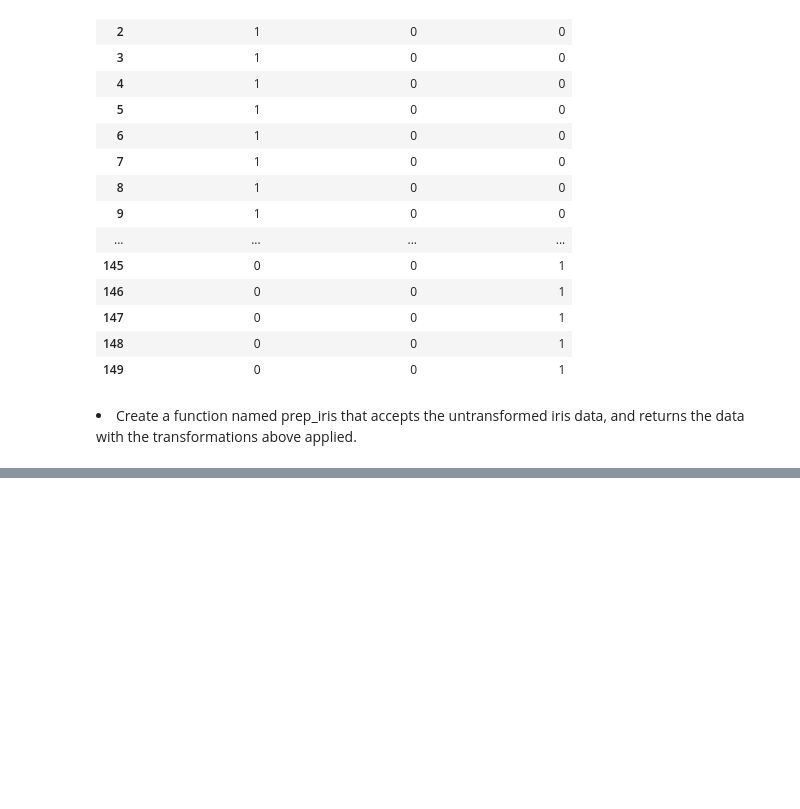
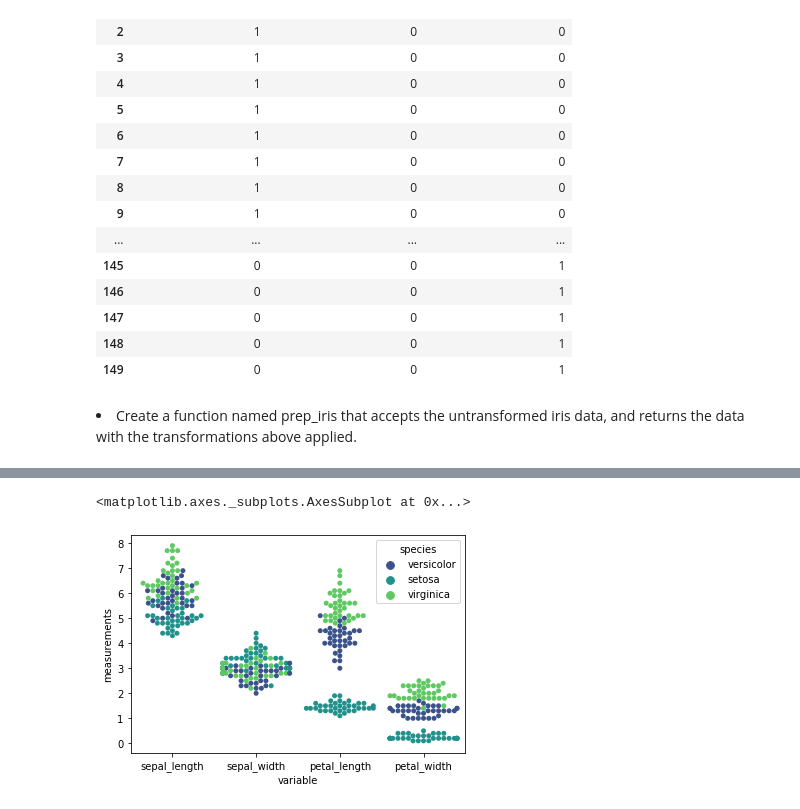
Before and after one commit to GabbyBarajasBroussard/classification-exercises, a Jupyter notebook: classification_exercises.ipynb, the cells around one changed output, grey strips where cells are left out. Saved outputs shown, nothing was run; the diff lists cells and outputs as text; code cells hidden in the pictures; blank space fills up the shorter version.

```diff
--- a/classification_exercises.ipynb
+++ b/classification_exercises.ipynb
@@ -297,0 +315,5 @@ def prep_iris(iris):
+# %%
+df = acquire.get_iris_data()
+# %%
+iris = prepare.prep_iris(df)
+iris.head()
@@ -297,0 +327,3 @@ def prep_iris(iris):
+# %%
+train, test = train_test_split(iris, test_size=.3, random_state=719, stratify=iris.species)
+train.info()
@@ -297,0 +348,4 @@ def prep_iris(iris):
+# %%
+train.drop(columns = ['species_versicolor', 'species_virginica', 'species_setosa'], inplace = True)
+melted_train = train.melt(id_vars=['species'], value_name='measurements')
+melted_train.head()
@@ -297,0 +359,6 @@ def prep_iris(iris):
+# %%
+sns.swarmplot(x="variable", y="measurements", hue="species",
+              palette="viridis", data=melted_train)
+# %% [output]
+<matplotlib.axes._subplots.AxesSubplot at 0x...>
+[figure, added]
```
Also changed, not shown: parts of 10 cells of this notebook.
